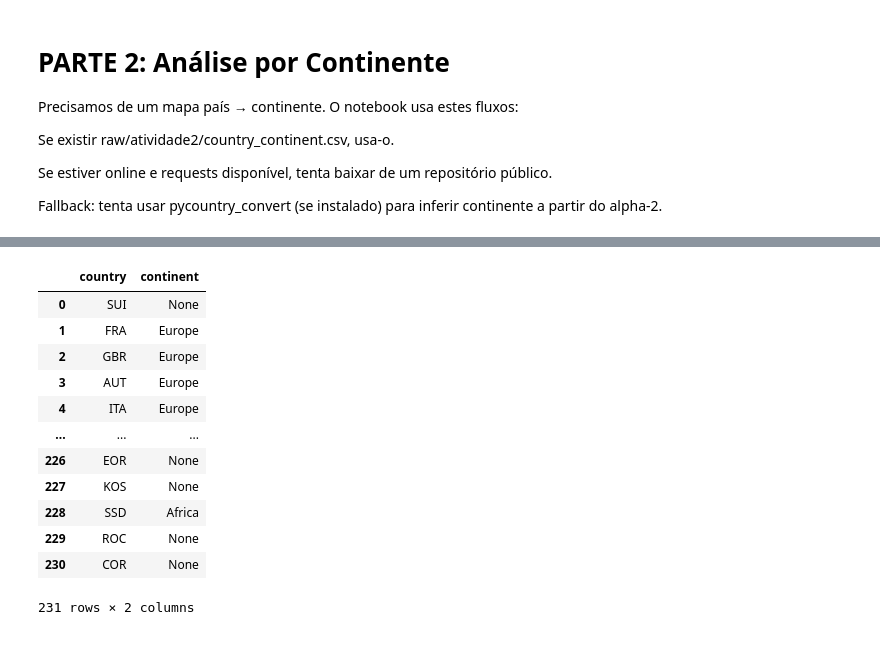
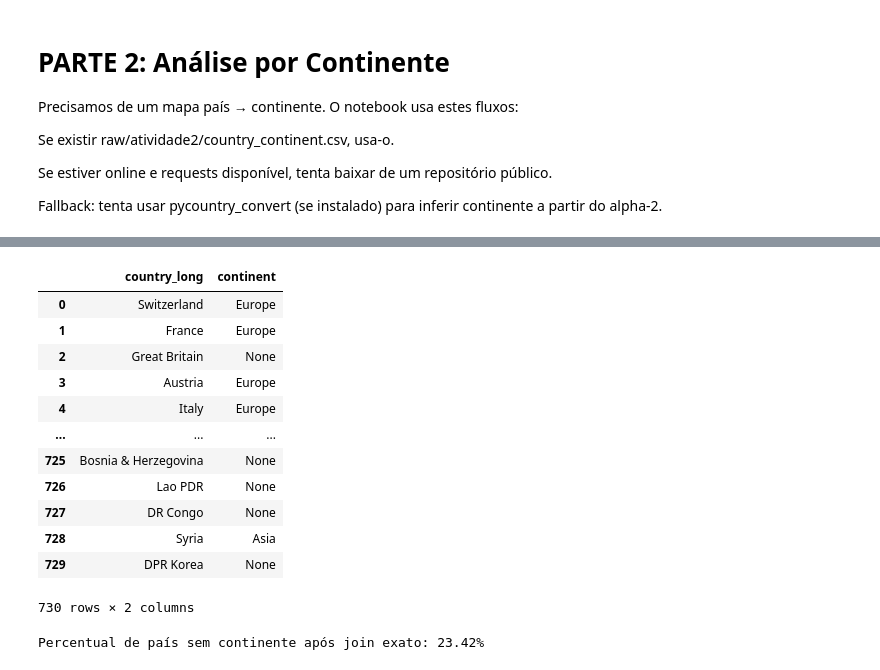
Before and after one commit to GustavoCosta200/Olympics-datalake, a Jupyter notebook: code/atividade2/notebook_Parte2.ipynb, the cells around one changed output, grey strips where cells are left out. Drawn from its saved outputs; the diff is of its cells as text; code cells hidden in the pictures.

```diff
--- a/code/atividade2/notebook_Parte2.ipynb
+++ b/code/atividade2/notebook_Parte2.ipynb
@@ -75,8 +162,8 @@ def read_csv_flexible(path: Path):
 # %%
 # Célula 3 — Carregar dados raw (usuário coloca os CSVs em raw/atividade2/)
 # Ajuste os nomes dos arquivos conforme os seus arquivos locais.
-hist_path = raw_a2 / 'olympics_historico.csv'          # historical (Base dos Dados)
-paris_path = raw_a2 / 'olympics_paris2024.csv'         # Paris 2024 merged (ou use athletes+medallists)
+hist_path = raw_a2 / 'olympics_historico_ajustado.csv'          # historical (Base dos Dados)
+paris_path = raw_a2 / 'olympics_paris2024_ajustado.csv'         # Paris 2024 merged (ou use athletes+medallists)
 # Caso você já possua bronze/parquet, também pode apontar para eles
 if hist_path.exists():
     df_hist = read_csv_flexible(hist_path)
@@ -102,7 +189,8 @@ else:
     else:
         raise FileNotFoundError("Nenhum arquivo Paris encontrado (paris csv ou athletes+medallists).")
 # %%
-# Célula 4 — Harmonização básica de colunas
+
+# 2) Limpeza básica e harmonização de colunas
 def harmonize(df):
     df = df.copy()
     # padronizar nomes de colunas comuns
@@ -115,19 +203,21 @@ def harmonize(df):
             colmap[c] = 'city'
         if lc in ['sport','sports']:
             colmap[c] = 'sport'
-        if lc in ['event','event_name', 'medal_events']:
+        if lc in ['event','event_name', 'medal_events', 'events']:
             colmap[c] = 'event'
         if lc in ['athlete','name']:
             colmap[c] = 'athlete'
-        if lc in ['country','nation','noc','team', 'country_noc']:
+        if lc in ['country']:
+            colmap[c] = 'country_long'
+        if lc in ['country_code','country_noc']:
             colmap[c] = 'country'
-        if lc in ['medal','medals']:
+        if lc in ['medal','medals', 'medal_type']:
             colmap[c] = 'medal'
         if lc in ['sex','gender']:
             colmap[c] = 'sex'
     df = df.rename(columns=colmap)
     # keep essential columns if exist
-    expected = ['year','city','sport','event','athlete','country','medal','sex', 'season']
+    expected = ['year','city','sport','event','athlete','country', 'country_long', 'medal','sex', 'season']
     for e in expected:
         if e not in df.columns:
             df[e] = pd.NA
@@ -137,7 +227,7 @@ def harmonize(df):
     df['sex'] = df['sex'].astype('string').str.upper().replace({'M':'M','F':'F','MALE':'M','FEMALE':'F'})
 
     # trim strings
-    strcols = ['city','sport','event','athlete','country','medal','sex']
+    strcols = ['city','sport','event','athlete','country', 'country_long', 'medal','sex', 'season']
     for c in strcols:
         if c in df.columns:
             df[c] = df[c].astype('string').str.strip()
@@ -299,57 +393,57 @@ def load_country_continent():
     try:
         url = 'https://raw.githubusercontent.com/dbouquin/2016_CSV/master/countries.csv'
         cc = pd.read_csv(url)
         # esse arquivo tem colunas 'Country','Region' <- mapear
         if 'Country' in cc.columns and 'Region' in cc.columns:
             cc2 = cc[['Country','Region']].rename(columns={'Country':'country','Region':'continent'})
             return cc2
     except Exception:
         pass
     # fallback: tentar pycountry_convert (se instalado)
     try:
         import pycountry
         import pycountry_convert as pc
         countries = []
-        for c in df_all['country'].dropna().unique():
+        for c in df_all['country_long'].dropna().unique():
             try:
                 country_obj = pycountry.countries.lookup(c)
                 alpha2 = country_obj.alpha_2
                 continent_code = pc.country_alpha2_to_continent_code(alpha2)
                 continent_name = {
                     'AF':'Africa','AS':'Asia','EU':'Europe','NA':'North America','OC':'Oceania','SA':'South America','AN':'Antarctica'
                 }.get(continent_code, 'Other')
-                countries.append({'country': c, 'continent': continent_name})
+                countries.append({'country_long': c, 'continent': continent_name})
             except Exception:
-                countries.append({'country': c, 'continent': None})
+                countries.append({'country_long': c, 'continent': None})
         return pd.DataFrame(countries)
     except Exception:
         raise RuntimeError("Não foi possível obter o mapeamento country->continent. Coloque country_continent.csv em raw/atividade2/")
 
 cc_df = load_country_continent()
 save_parquet(cc_df, bronze_a2 / 'country_continent.parquet', metadata={'desc':'mapeamento pais->continente'})
 cc_df
 # %% [output]
-|  | country | continent |
-| 0 | SUI | None |
-| 1 | FRA | Europe |
-| 2 | GBR | Europe |
-| 3 | AUT | Europe |
-| 4 | ITA | Europe |
+|  | country_long | continent |
+| 0 | Switzerland | Europe |
+| 1 | France | Europe |
+| 2 | Great Britain | None |
+| 3 | Austria | Europe |
+| 4 | Italy | Europe |
 | ... | ... | ... |
-| 226 | EOR | None |
-| 227 | KOS | None |
-| 228 | SSD | Africa |
-| 229 | ROC | None |
-| 230 | COR | None |
+| 725 | Bosnia & Herzegovina | None |
+| 726 | Lao PDR | None |
+| 727 | DR Congo | None |
+| 728 | Syria | Asia |
+| 729 | DPR Korea | None |
-231 rows × 2 columns
+730 rows × 2 columns
 # %%
 # Célula 10 — Associar continente ao df_medals (por country). Cuidado: nomes podem divergir -> normalização simples
 def normalize_country_name(s):
     if pd.isna(s): return s
     return str(s).strip().replace('United States of America','United States').replace('USA','United States').replace('U.S.A.','United States')
 
-cc_df['country_norm'] = cc_df['country'].astype(str).map(lambda x: x.strip().lower())
-df_medals['country_norm'] = df_medals['country'].astype(str).map(lambda x: str(x).strip().lower())
+cc_df['country_norm'] = cc_df['country_long'].astype(str).map(lambda x: x.strip().lower())
+df_medals['country_norm'] = df_medals['country_long'].astype(str).map(lambda x: str(x).strip().lower())
 
 # tente primeiro join direto
 df_medals_cont = df_medals.merge(cc_df[['country_norm','continent']], on='country_norm', how='left')
@@ -360,6 +454,8 @@ print(f"Percentual de país sem continente após join exato: {missing:.2%}")
 
 # Salvar bronze
 save_parquet(df_medals_cont, bronze_a2 / 'medals_with_continent.parquet', metadata={'desc':'medalhas com continente'})
+# %% [output]
+Percentual de país sem continente após join exato: 23.42%
 # %%
 # Célula 11 — 2.1 Distribuição total de medalhas por continente (acumulado e por edição)
 medals_continent_total = df_medals_cont.groupby('continent').size().reset_index(name='n_medals').sort_values('n_medals', ascending=False)
```
Also changed, not shown: parts of 10 cells of this notebook, 39 other files.
